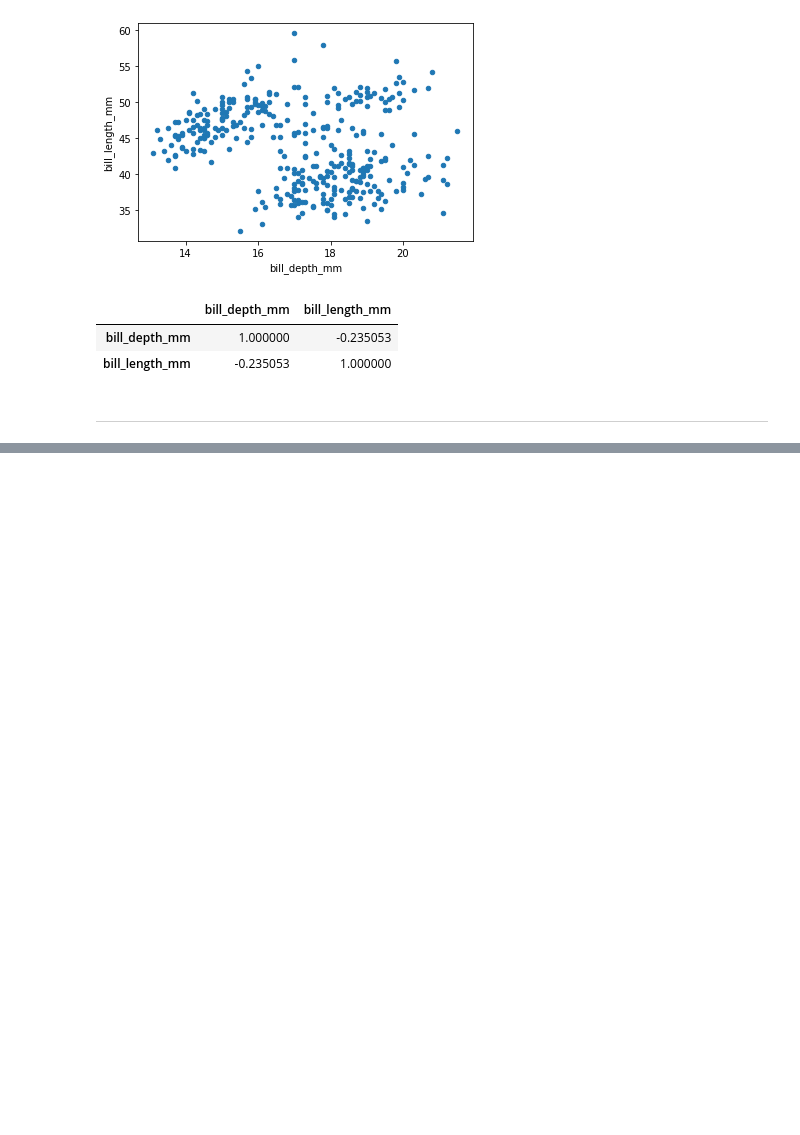
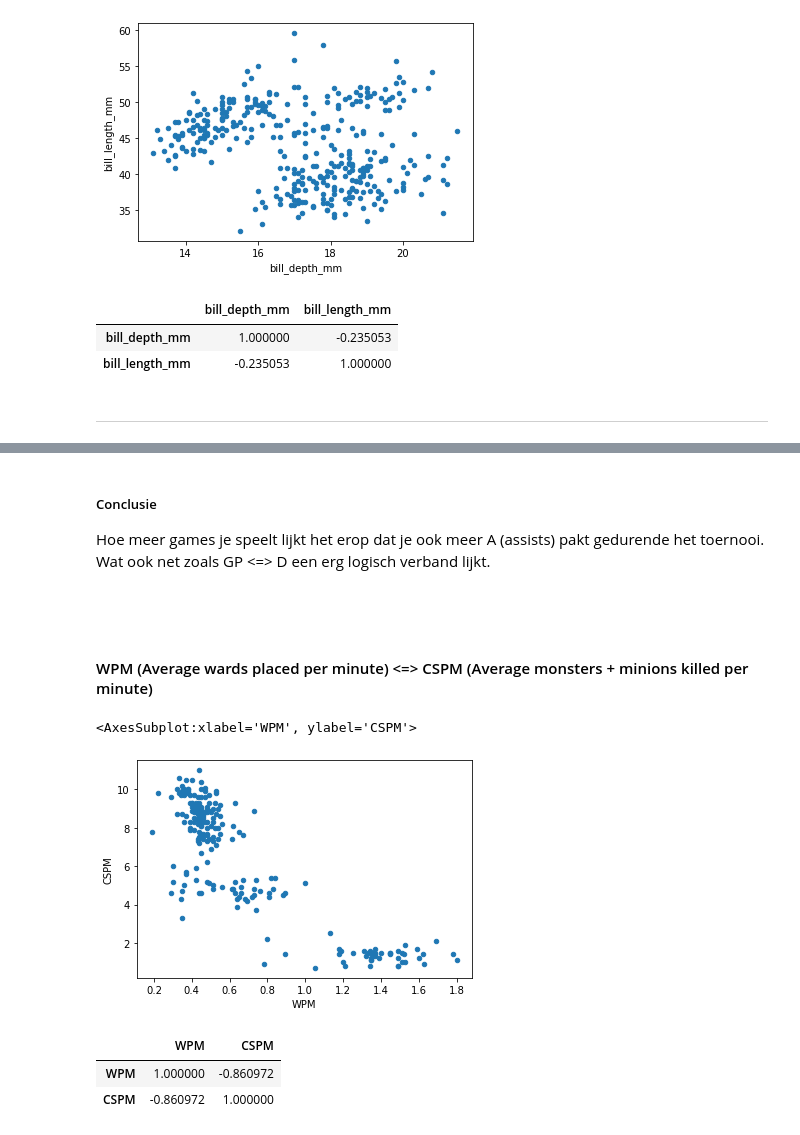
Before and after one commit to elco2000/DataSciencePortfolio, a Jupyter notebook: Week2.ipynb, the cells around one changed output, grey strips where cells are left out. Saved outputs shown, nothing was run; the diff lists cells and outputs as text; code cells hidden in the pictures; blank space fills up the shorter version.

```diff
--- a/Week2.ipynb
+++ b/Week2.ipynb
@@ -76,0 +143,18 @@ penguins[['bill_depth_mm','bill_length_mm']].corr()
+# %% [markdown]
+##### Conclusie
+Hoe meer games je speelt lijkt het erop dat je ook meer A (assists) pakt gedurende het toernooi. Wat ook net zoals GP <=> D een erg logisch verband lijkt.
+# %% [markdown]
+<br>
+# %% [markdown]
+#### WPM (Average wards placed per minute) <=> CSPM (Average monsters + minions killed per minute)
+# %%
+lecDataset.plot(kind='scatter', x='WPM', y='CSPM')
+# %% [output]
+<AxesSubplot:xlabel='WPM', ylabel='CSPM'>
+[figure, added]
+# %%
+lecDataset[['WPM', 'CSPM']].corr()
+# %% [output]
+|  | WPM | CSPM |
+| WPM | 1.000000 | -0.860972 |
+| CSPM | -0.860972 | 1.000000 |
```
Also changed, not shown: parts of 20 cells of this notebook.
